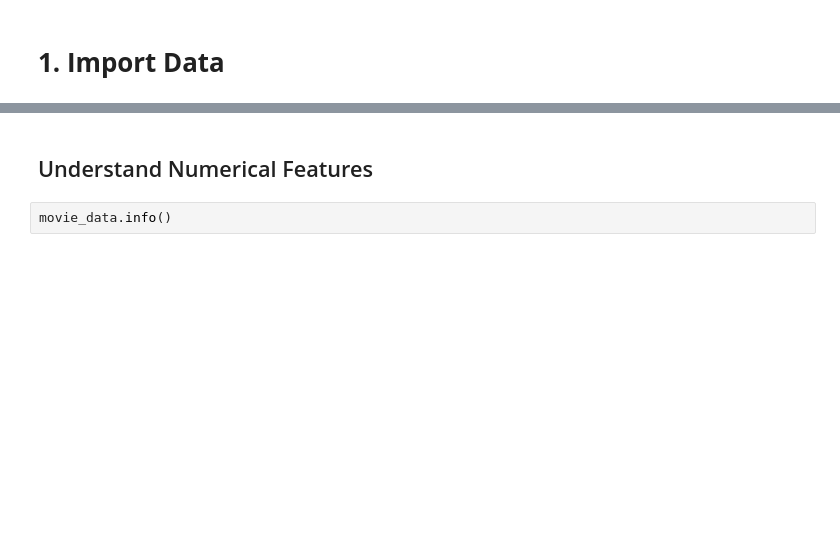
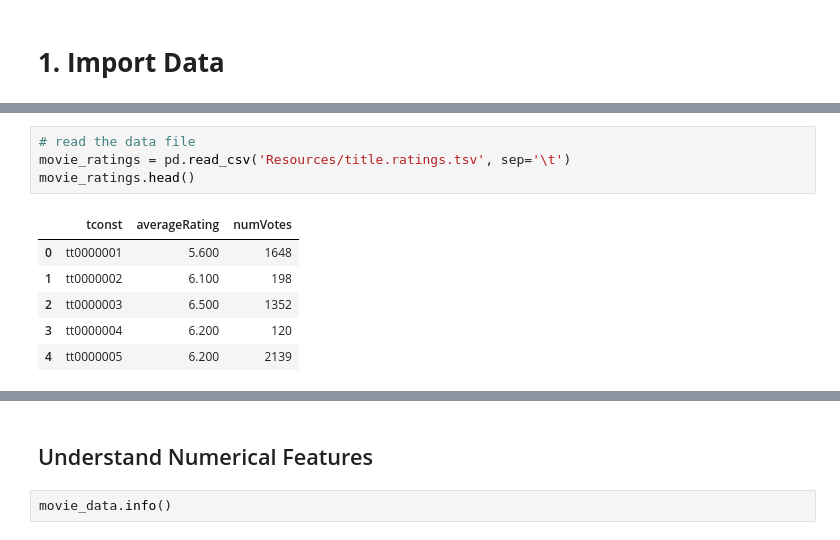
Before and after one commit to hemsmalli5/test, a Jupyter notebook: Project_Master.ipynb, the cells around one changed output, grey strips where cells are left out. Drawn from its saved outputs; the diff is of its cells as text; blank space fills up the shorter version.

```diff
--- a/Project_Master.ipynb
+++ b/Project_Master.ipynb
@@ -45,0 +40,11 @@ movie_data.head()
+# %%
+# read the data file
+movie_ratings = pd.read_csv('Resources/title.ratings.tsv', sep='\t')
+movie_ratings.head()
+# %% [output]
+|  | tconst | averageRating | numVotes |
+| 0 | tt0000001 | 5.600 | 1648 |
+| 1 | tt0000002 | 6.100 | 198 |
+| 2 | tt0000003 | 6.500 | 1352 |
+| 3 | tt0000004 | 6.200 | 120 |
+| 4 | tt0000005 | 6.200 | 2139 |
```
Also changed, not shown: parts of 32 cells of this notebook.
